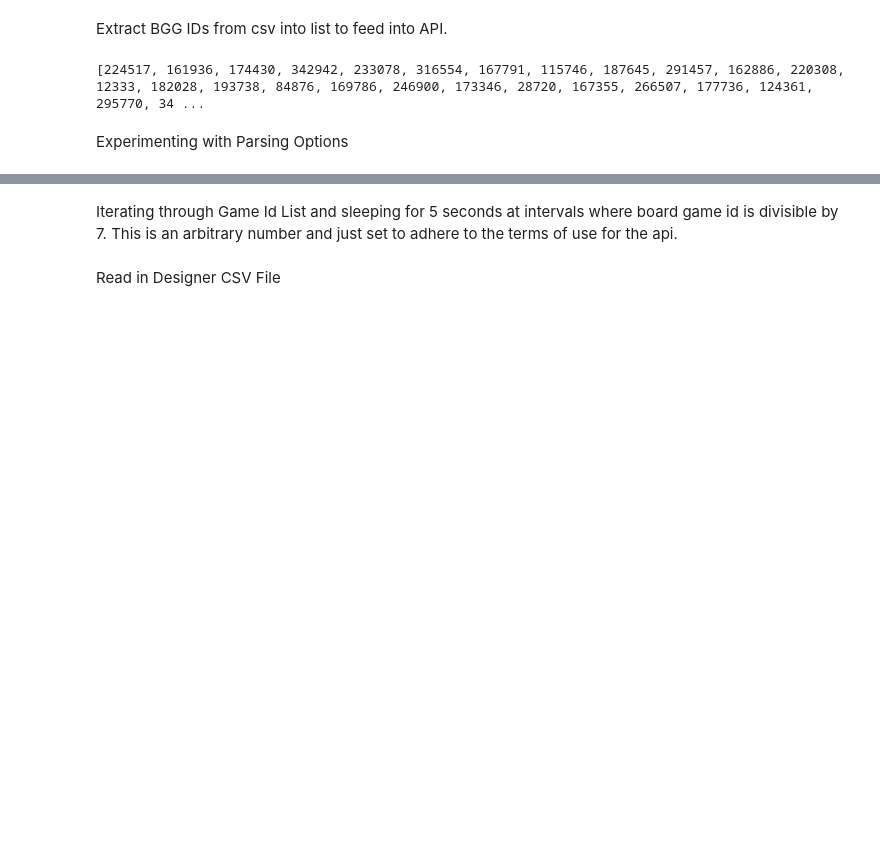
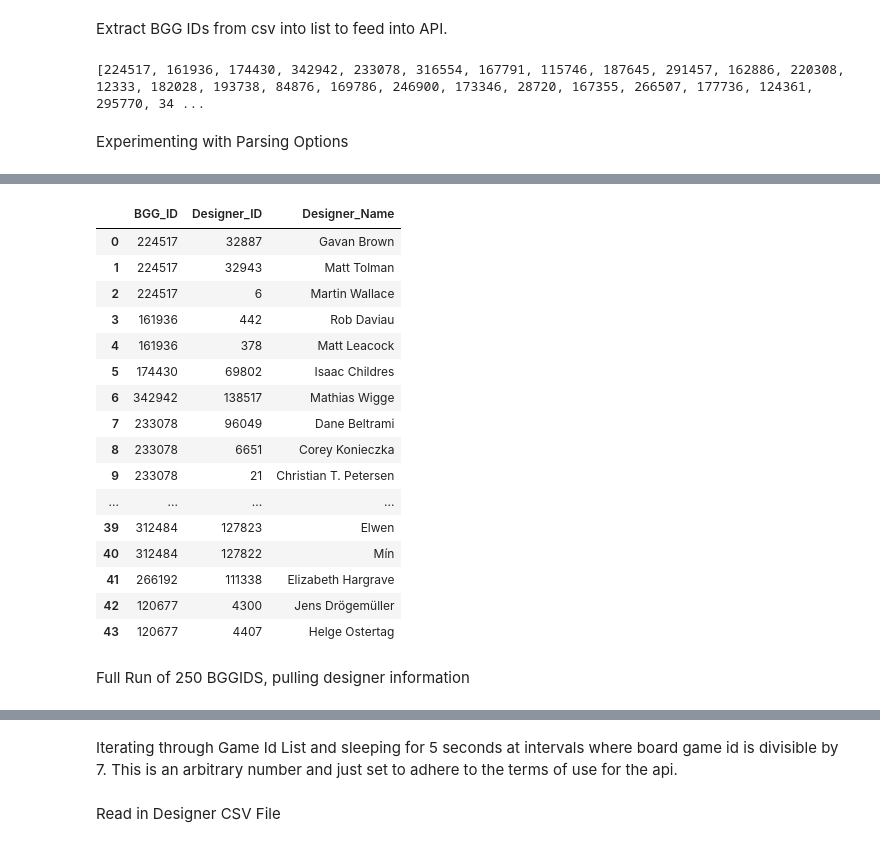
Before and after one commit to jashel08/board_games_capstone, a Jupyter notebook: Board_Games2.ipynb, the cells around one changed output, grey strips where cells are left out. Cells and saved outputs as stored; diff of their text form; code cells hidden in the pictures; blank space fills up the shorter version.

```diff
--- a/Board_Games2.ipynb
+++ b/Board_Games2.ipynb
@@ -192,0 +215,7 @@ for data in root.findall('description'):
+# %%
+df_bgr_30 = pd.DataFrame(df_bgr2.loc[(df_bgr2['rank'] >=1) & (df_bgr2['rank'] <=30)])
+bg_ids_30 = df_bgr_30['id'].values.tolist()
+bgidtest30 = [i for (i,x) in enumerate(bg_ids_30) if x%4 == 0]
+for id in bg_ids_30:
+    if id%4 == 0:
+        print(id)
@@ -192,0 +232,51 @@ for data in root.findall('description'):
+# %%
+API_base_string = 'https://boardgamegeek.com/xmlapi2/thing?id='
+bgg_id_ls = []
+des_id_ls = []
+des_name_ls = []
+for id in bg_ids_30:
+    api_rec_30 = requests.get(API_base_string + str(id))
+    api_data_30 = api_rec_30.content
+    root = ET.fromstring(api_data_30)
+    if id%4 == 0:
+      time.sleep(20)
+      for item in root:
+        for link in item.findall('link'):
+          if(link.get('type') == 'boardgamedesigner'):
+            des_id_ls.append(link.get('id'))
+            des_name_ls.append(link.get('value'))
+            bgg_id_ls.append(item.get('id'))
+    else:
+      for item in root:
+        for link in item.findall('link'):
+          if(link.get('type') == 'boardgamedesigner'):
+            des_id_ls.append(link.get('id'))
+            des_name_ls.append(link.get('value'))
+            bgg_id_ls.append(item.get('id'))
+
+des_id_ser = pd.Series(des_id_ls)
+des_name_ser = pd.Series(des_name_ls)
+bgg_id_ser = pd.Series(bgg_id_ls)
+desv3_frame = {'BGG_ID': bgg_id_ser, 'Designer_ID': des_id_ser, 'Designer_Name': des_name_ser}
+df_designersv3 = pd.DataFrame(desv3_frame)
+df_designersv3
+# %% [output]
+|  | BGG_ID | Designer_ID | Designer_Name |
+| 0 | 224517 | 32887 | Gavan Brown |
+| 1 | 224517 | 32943 | Matt Tolman |
+| 2 | 224517 | 6 | Martin Wallace |
+| 3 | 161936 | 442 | Rob Daviau |
+| 4 | 161936 | 378 | Matt Leacock |
+| 5 | 174430 | 69802 | Isaac Childres |
+| 6 | 342942 | 138517 | Mathias Wigge |
+| 7 | 233078 | 96049 | Dane Beltrami |
+| 8 | 233078 | 6651 | Corey Konieczka |
+| 9 | 233078 | 21 | Christian T. Petersen |
+| ... | ... | ... | ... |
+| 39 | 312484 | 127823 | Elwen |
+| 40 | 312484 | 127822 | Mín |
+| 41 | 266192 | 111338 | Elizabeth Hargrave |
+| 42 | 120677 | 4300 | Jens Drögemüller |
+| 43 | 120677 | 4407 | Helge Ostertag |
+# %% [markdown]
+Full Run of 250 BGGIDS, pulling designer information
```
Also changed, not shown: parts of 17 cells of this notebook.
